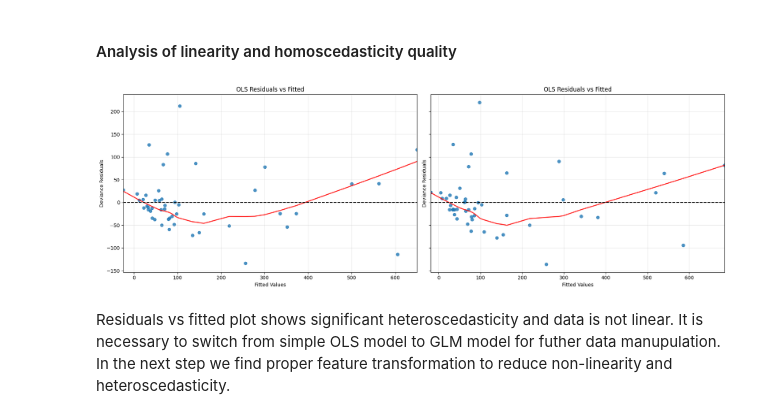
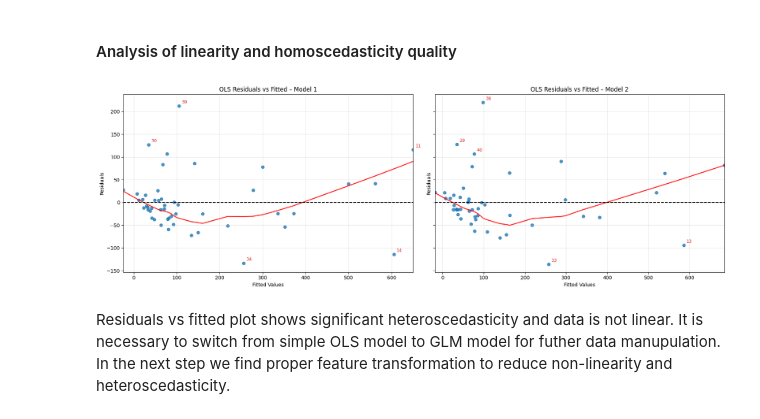
Before and after one commit to OiKek/SAN, a Jupyter notebook: src/exploratory-data-analysis.ipynb, the cells around one changed output. Saved outputs shown, nothing was run; the diff lists cells and outputs as text; code cells hidden in the pictures.

```diff
--- a/src/exploratory-data-analysis.ipynb
+++ b/src/exploratory-data-analysis.ipynb
@@ -116,39 +144,62 @@ lm_crime_luxury = smf.ols('crime_density ~ dist_center_km + airbnb_luxury_densit
 # %% [markdown]
 #### Analysis of linearity and homoscedasticity quality
 # %%
-# plot two 'residuals vs fitted' fugures next to each other
-def res_vs_fitted_ols(lm1, lm2):
+# plot two or single 'residuals vs fitted' fugures
 
-    def _res_vs_fitted_plt(linear_model, _ax=0):
+def _plot_res_vs_fitted_ols(ax, model, title="OLS Residuals vs Fitted"):
+    fitted = model.fittedvalues
+    resid = model.resid
 
-        fitted_econ = linear_model.fittedvalues
-        resid_econ = linear_model.resid
+    sns.residplot(
+        x=fitted,
+        y=resid,
+        lowess=True,
+        line_kws={'color': 'red', 'lw': 2, 'alpha': 0.8},
+        ax=ax
+    )
 
-        sns.residplot(
-            x=fitted_econ,
-            y=resid_econ,
-            lowess=True,
-            line_kws={'color': 'red', 'lw': 2, 'alpha': 0.8},
-            ax=axes[_ax]
+    # Identify top absolute residuals (by position)
+    abs_resid = np.abs(resid)
+    top_idx = np.argsort(abs_resid)[-5:]
+
+    # Annotate
+    for i in top_idx:
+        ax.annotate(
+            str(i),
+            xy=(fitted.iloc[i], resid.iloc[i]),
+            xytext=(5, 5),
+            textcoords="offset points",
+            fontsize=9,
+            color="C3"
         )
 
-        axes[_ax].axhline(0, color='black', linestyle='--')
-        axes[_ax].set_title('OLS Residuals vs Fitted')
-        axes[_ax].set_xlabel('Fitted Values')
-        axes[_ax].set_ylabel('Deviance Residuals')
-        axes[_ax].grid(True, alpha=0.3)
+    ax.axhline(0, color='black', linestyle='--')
+    ax.set_title(title)
+    ax.set_xlabel("Fitted Values")
+    ax.set_ylabel("Residuals")
+    ax.grid(True, alpha=0.3)
 
+def res_vs_fitted_ols_single(model):
     _, axes = plt.subplots(1, 2, figsize=(18, 6), sharey=True)
 
-    _res_vs_fitted_plt(lm1, _ax=0)
-    _res_vs_fitted_plt(lm2, _ax=1)
+    _plot_res_vs_fitted_ols(axes[0], model)
+    axes[1].axis("off")
 
     plt.tight_layout()
     plt.show()
 
-res_vs_fitted_ols(lm_crime_economy, lm_crime_luxury)
+def res_vs_fitted_ols_double(model1, model2, titles=("Model 1", "Model 2")):
+    _, axes = plt.subplots(1, 2, figsize=(18, 6), sharey=True)
+
+    _plot_res_vs_fitted_ols(axes[0], model1, f"OLS Residuals vs Fitted – {titles[0]}")
+    _plot_res_vs_fitted_ols(axes[1], model2, f"OLS Residuals vs Fitted – {titles[1]}")
+
+    plt.tight_layout()
+    plt.show()
-# %% [output]
-[figure, removed]
+# %%
+res_vs_fitted_ols_double(lm_crime_economy, lm_crime_luxury)
+# %% [output]
+[figure, added]
 # %% [markdown]
 Residuals vs fitted plot shows significant heteroscedasticity and data is not linear. It is necessary to switch from simple OLS model to GLM model for futher data manupulation. In the next step we find proper feature transformation to reduce non-linearity and  heteroscedasticity.
 # %% [markdown]
```
Also changed, not shown: parts of 44 cells of this notebook.
